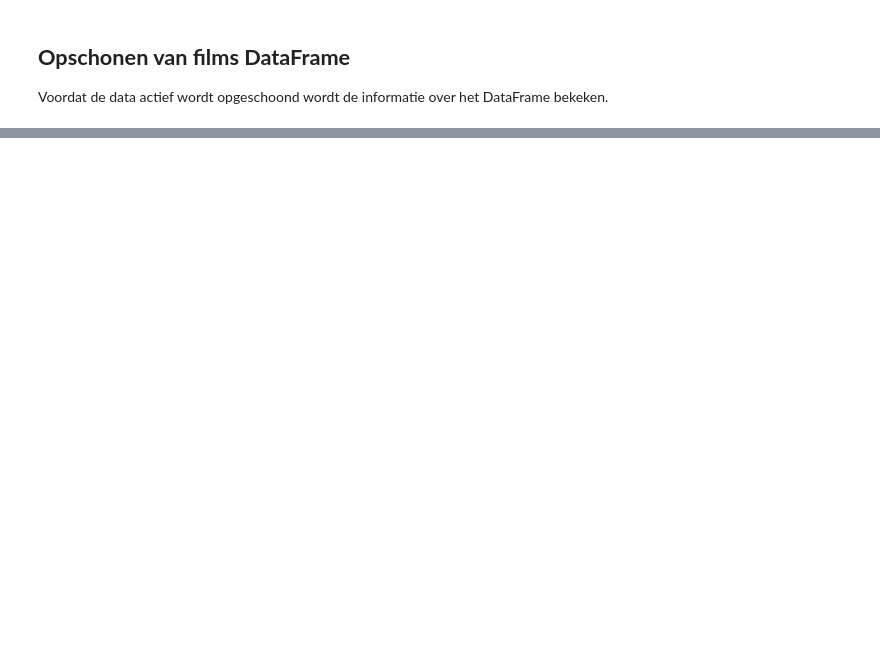
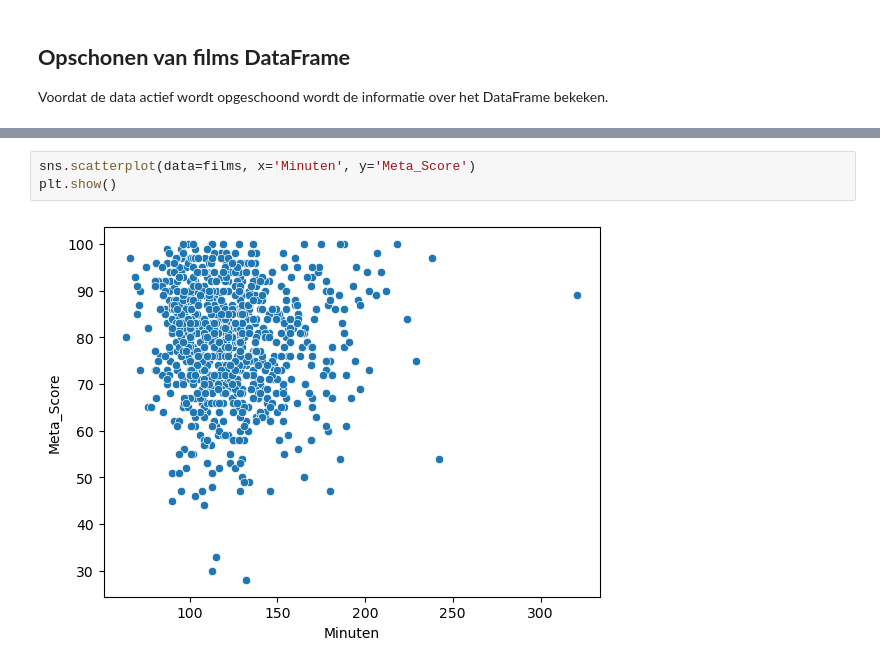
Before and after one commit to BJHeemskerk/Data3, a Jupyter notebook: CineClassify.ipynb, the cells around one changed output, grey strips where cells are left out. Drawn from its saved outputs; the diff is of its cells as text; blank space fills up the shorter version.

```diff
--- a/CineClassify.ipynb
+++ b/CineClassify.ipynb
@@ -218,0 +240,5 @@ dtype: object
+# %%
+sns.scatterplot(data=films, x='Minuten', y='Meta_Score')
+plt.show()
+# %% [output]
+[figure, added]
```
Also changed, not shown: parts of 7 cells of this notebook, 1 other file.
